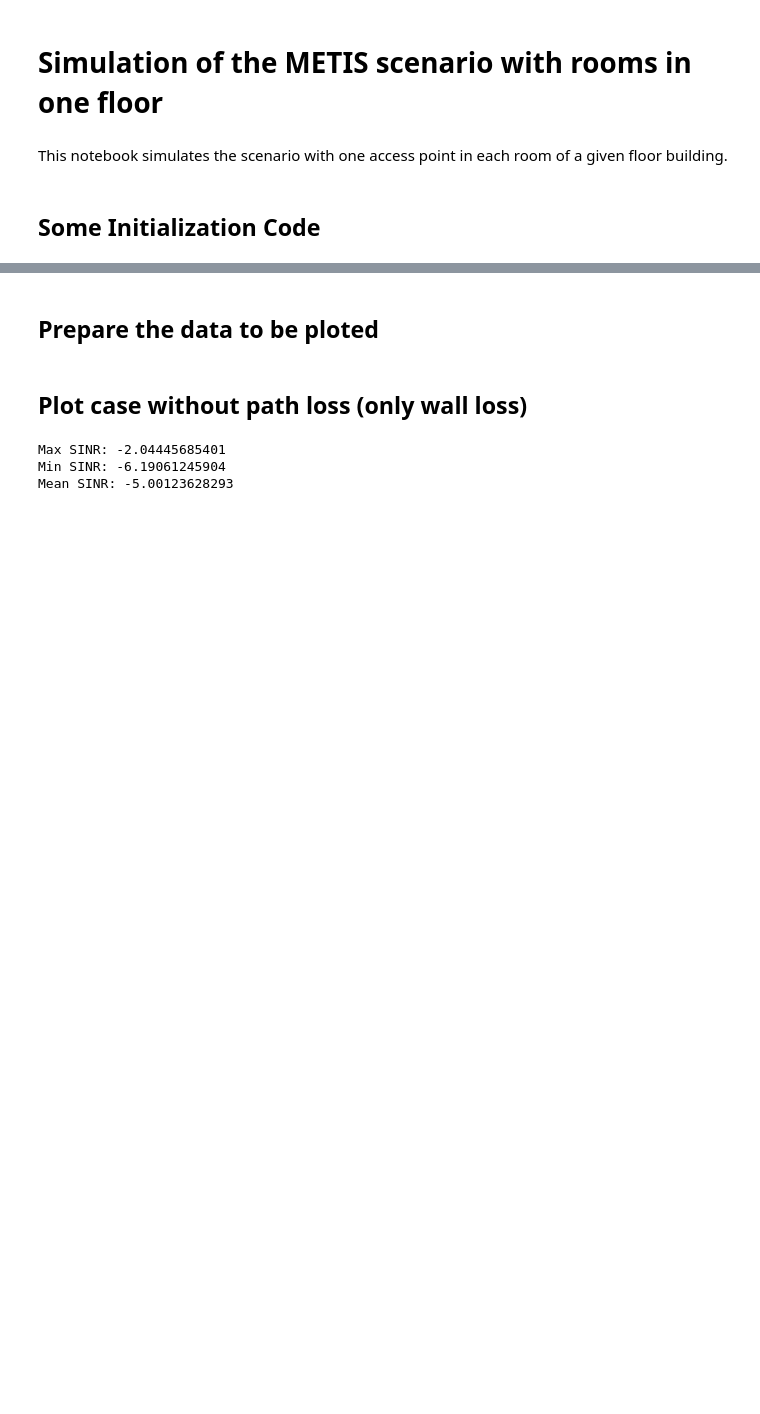
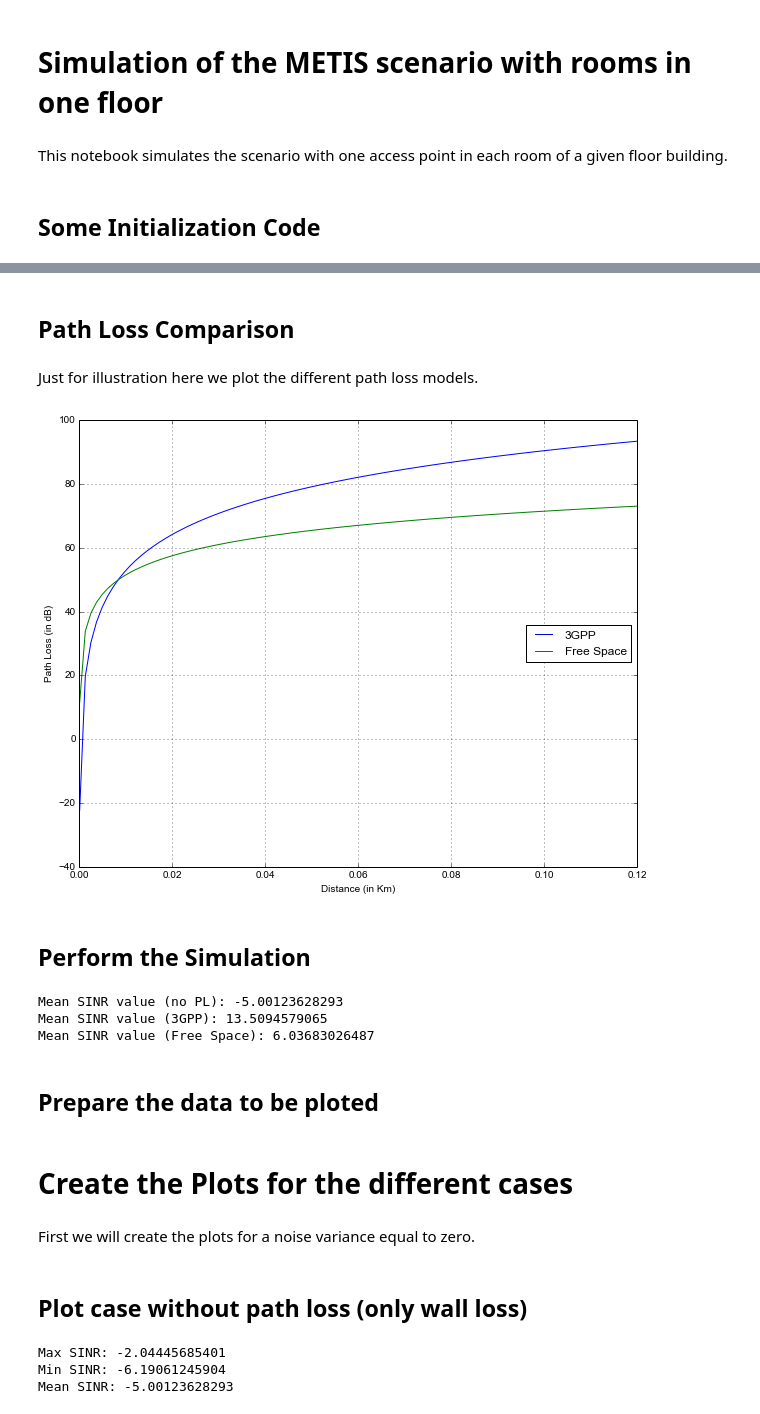
Before and after one commit to darcamo/pyphysim, a Jupyter notebook: ipython_notebooks/METIS Simple Scenario.ipynb, the cells around one changed output, grey strips where cells are left out. Saved outputs shown, nothing was run; the diff lists cells and outputs as text; code cells hidden in the pictures; blank space fills up the shorter version.

```diff
--- a/ipython_notebooks/METIS Simple Scenario.ipynb
+++ b/ipython_notebooks/METIS Simple Scenario.ipynb
@@ -168,0 +103,18 @@ Mean SINR value (Free Space): 6.03683026487
+# %% [markdown]
+## Path Loss Comparison
+# %% [markdown]
+Just for illustration here we plot the different path loss models.
+# %%
+d = np.linspace(1e-4, 120e-3, 100)
+fig, ax = plt.subplots(figsize=(10,8))
+pl_3gpp_obj.plot_deterministic_path_loss_in_dB(d, ax, extra_args={'label':'3GPP'})
+pl_free_space_obj.plot_deterministic_path_loss_in_dB(d, ax, extra_args={'label':'Free Space'})
+ax.legend(loc=5)
+ax.grid(True)
+ax.set_ylabel('Path Loss (in dB)')
+ax.set_xlabel('Distance (in Km)')
+plt.show()
+# %% [output]
+[figure, added]
+# %% [markdown]
+## Perform the Simulation
@@ -169,3 +202,13 @@ Mean SINR value (Free Space): 6.03683026487
+# %%
+print "Mean SINR value (no PL): {0}".format(
+    sinr_array_pl_nothing_dB.mean())
+print "Mean SINR value (3GPP): {0}".format(sinr_array_pl_3gpp_dB.mean())
+print "Mean SINR value (Free Space): {0}".format(
+    sinr_array_pl_free_space_dB.mean())
+# %% [output]
+Mean SINR value (no PL): -5.00123628293
+Mean SINR value (3GPP): 13.5094579065
+Mean SINR value (Free Space): 6.03683026487
 # %% [markdown]
 ## Prepare the data to be ploted
 # %%
@@ -180,3 +223,7 @@ sinr_array_pl_free_space_dB2 = prepare_sinr_array_for_color_plot(
+# %% [markdown]
+# Create the Plots for the different cases
+# %% [markdown]
+First we will create the plots for a noise variance equal to zero.
 # %% [markdown]
 ## Plot case without path loss (only wall loss)
 # %%
```
Also changed, not shown: parts of 16 cells of this notebook.
